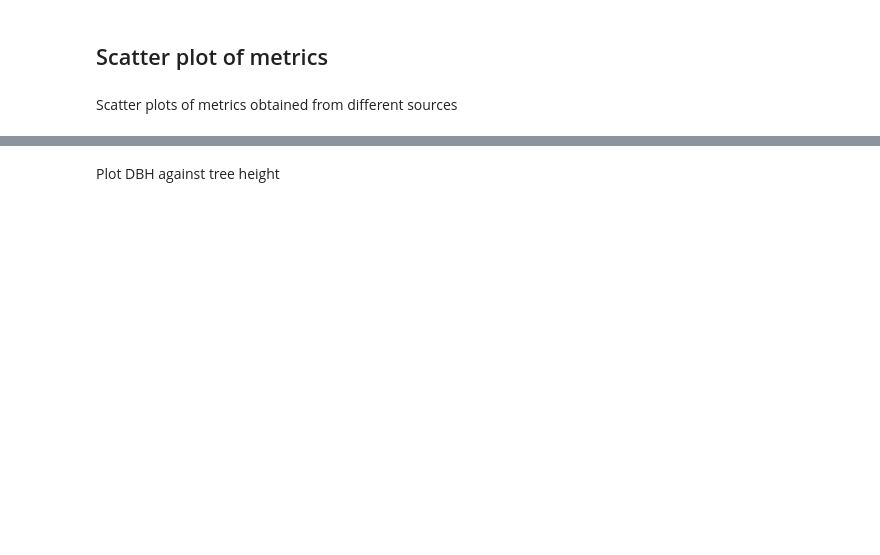
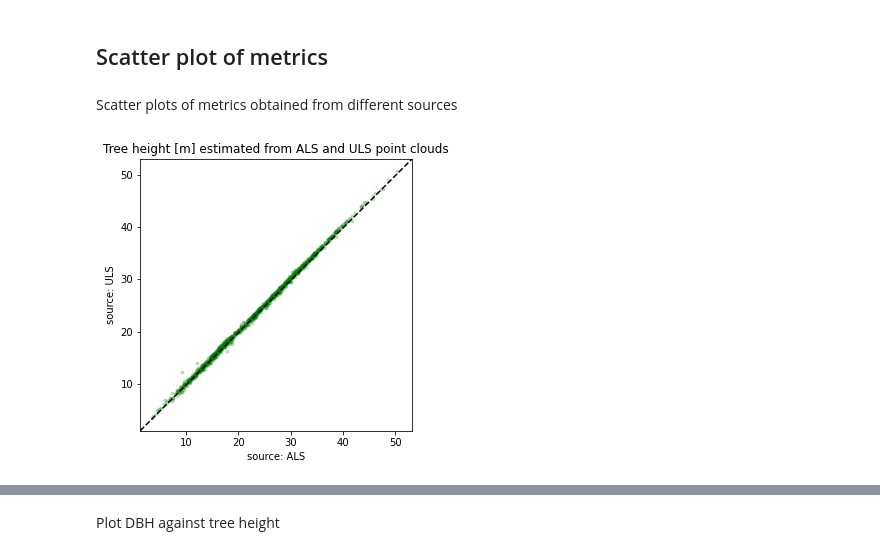
Before and after one commit to 3dgeo-heidelberg/pytreedb, a Jupyter notebook: notebooks/08_visualize_and_analyze_data.ipynb, the cells around one changed output, grey strips where cells are left out. Saved outputs shown, nothing was run; the diff lists cells and outputs as text; code cells hidden in the pictures; blank space fills up the shorter version.

```diff
--- a/notebooks/08_visualize_and_analyze_data.ipynb
+++ b/notebooks/08_visualize_and_analyze_data.ipynb
@@ -186,0 +135,20 @@ plt.show()
+# %%
+res = mydb.query({"$and": [{"properties.data.mode": "ALS"}, {"properties.data.mode": "ULS"}]})
+ULS_meas = [meas_dict for tree in res for meas_dict in tree["properties"]["measurements"] if "source" in meas_dict.keys() and meas_dict["source"] == "ULS" and meas_dict["canopy_condition"] == "leaf-on"]
+ALS_meas = [meas_dict for tree in res for meas_dict in tree["properties"]["measurements"] if "source" in meas_dict.keys() and meas_dict["source"] == "ALS" and meas_dict["canopy_condition"] == "leaf-on"]
+tree_heights_ULS = np.array([meas_dict["height_m"] for meas_dict in ULS_meas])
+tree_heights_ALS = np.array([meas_dict["height_m"] for meas_dict in ALS_meas])
+
+fig, ax = plt.subplots(figsize=(5, 5))
+# scatter plot of tree heights from different sources
+ax.scatter(tree_heights_ALS, tree_heights_ULS, s=8.0, alpha=0.2, color="green")
+# plot diagonal
+ax.plot([0, 1], [0, 1], transform=ax.transAxes, color="black", ls="--", lw=1.5)
+plt.xlabel("source: ALS")
+plt.ylabel("source: ULS")
+plt.title("Tree height [m] estimated from ALS and ULS point clouds")
+
+plt.axis('square')
+plt.show()
+# %% [output]
+[figure, added]
```
Also changed, not shown: parts of 12 cells of this notebook.
